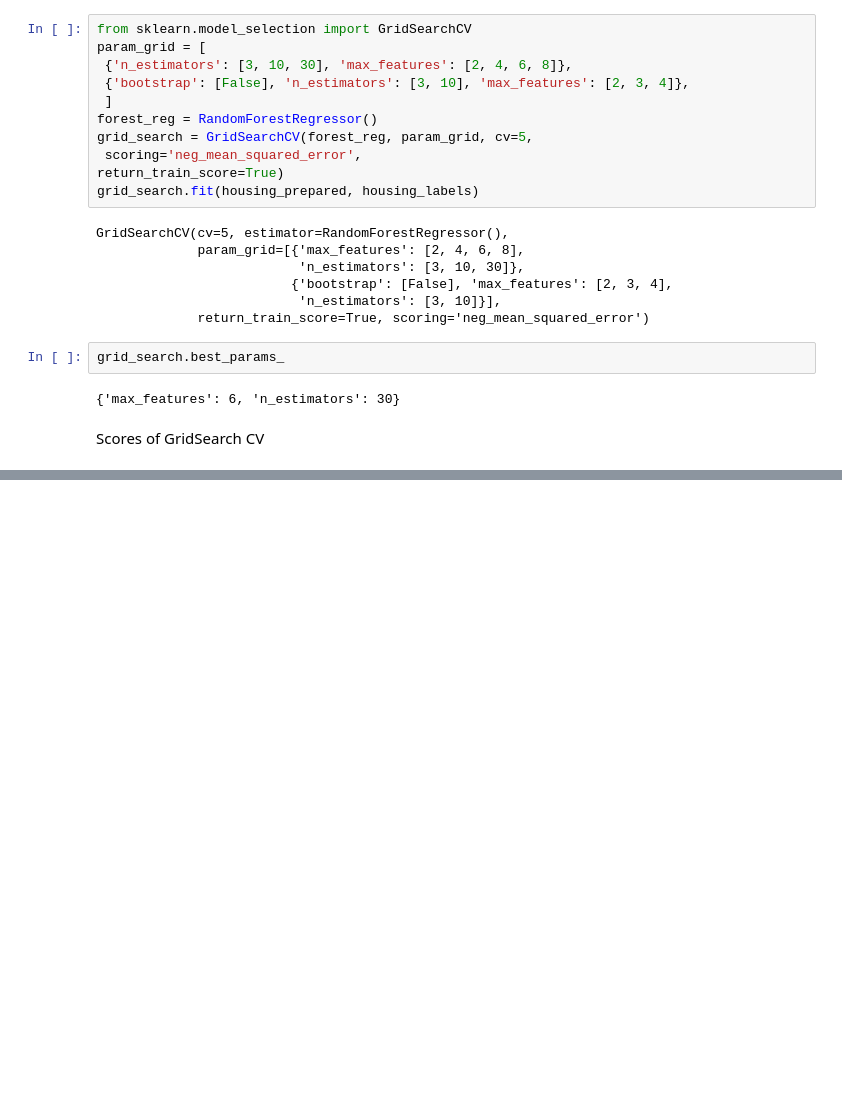
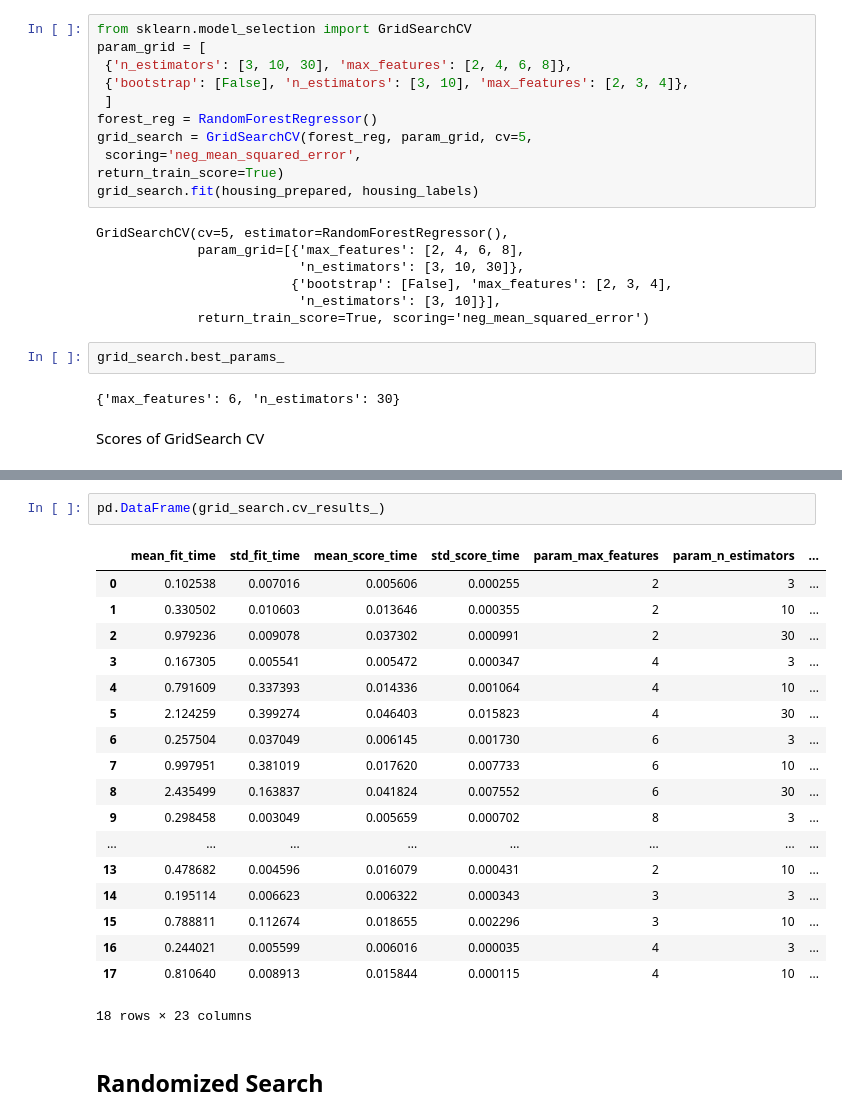
Before and after one commit to Saksham-coder293/California-Housing-Prediction, a Jupyter notebook: House_Prediction.ipynb, the cells around one changed output, grey strips where cells are left out. Drawn from its saved outputs; the diff is of its cells as text; blank space fills up the shorter version.

```diff
--- a/House_Prediction.ipynb
+++ b/House_Prediction.ipynb
@@ -416,0 +417,23 @@ print(final_rmse)
+# %%
+pd.DataFrame(grid_search.cv_results_)
+# %% [output]
+|  | mean_fit_time | std_fit_time | mean_score_time | std_score_time | param_max_features | param_n_estimators | ... |
+| 0 | 0.102538 | 0.007016 | 0.005606 | 0.000255 | 2 | 3 | ... |
+| 1 | 0.330502 | 0.010603 | 0.013646 | 0.000355 | 2 | 10 | ... |
+| 2 | 0.979236 | 0.009078 | 0.037302 | 0.000991 | 2 | 30 | ... |
+| 3 | 0.167305 | 0.005541 | 0.005472 | 0.000347 | 4 | 3 | ... |
+| 4 | 0.791609 | 0.337393 | 0.014336 | 0.001064 | 4 | 10 | ... |
+| 5 | 2.124259 | 0.399274 | 0.046403 | 0.015823 | 4 | 30 | ... |
+| 6 | 0.257504 | 0.037049 | 0.006145 | 0.001730 | 6 | 3 | ... |
+| 7 | 0.997951 | 0.381019 | 0.017620 | 0.007733 | 6 | 10 | ... |
+| 8 | 2.435499 | 0.163837 | 0.041824 | 0.007552 | 6 | 30 | ... |
+| 9 | 0.298458 | 0.003049 | 0.005659 | 0.000702 | 8 | 3 | ... |
+| ... | ... | ... | ... | ... | ... | ... | ... |
+| 13 | 0.478682 | 0.004596 | 0.016079 | 0.000431 | 2 | 10 | ... |
+| 14 | 0.195114 | 0.006623 | 0.006322 | 0.000343 | 3 | 3 | ... |
+| 15 | 0.788811 | 0.112674 | 0.018655 | 0.002296 | 3 | 10 | ... |
+| 16 | 0.244021 | 0.005599 | 0.006016 | 0.000035 | 4 | 3 | ... |
+| 17 | 0.810640 | 0.008913 | 0.015844 | 0.000115 | 4 | 10 | ... |
+18 rows × 23 columns
+# %% [markdown]
+## Randomized Search
```
Also changed, not shown: parts of 19 cells of this notebook.
